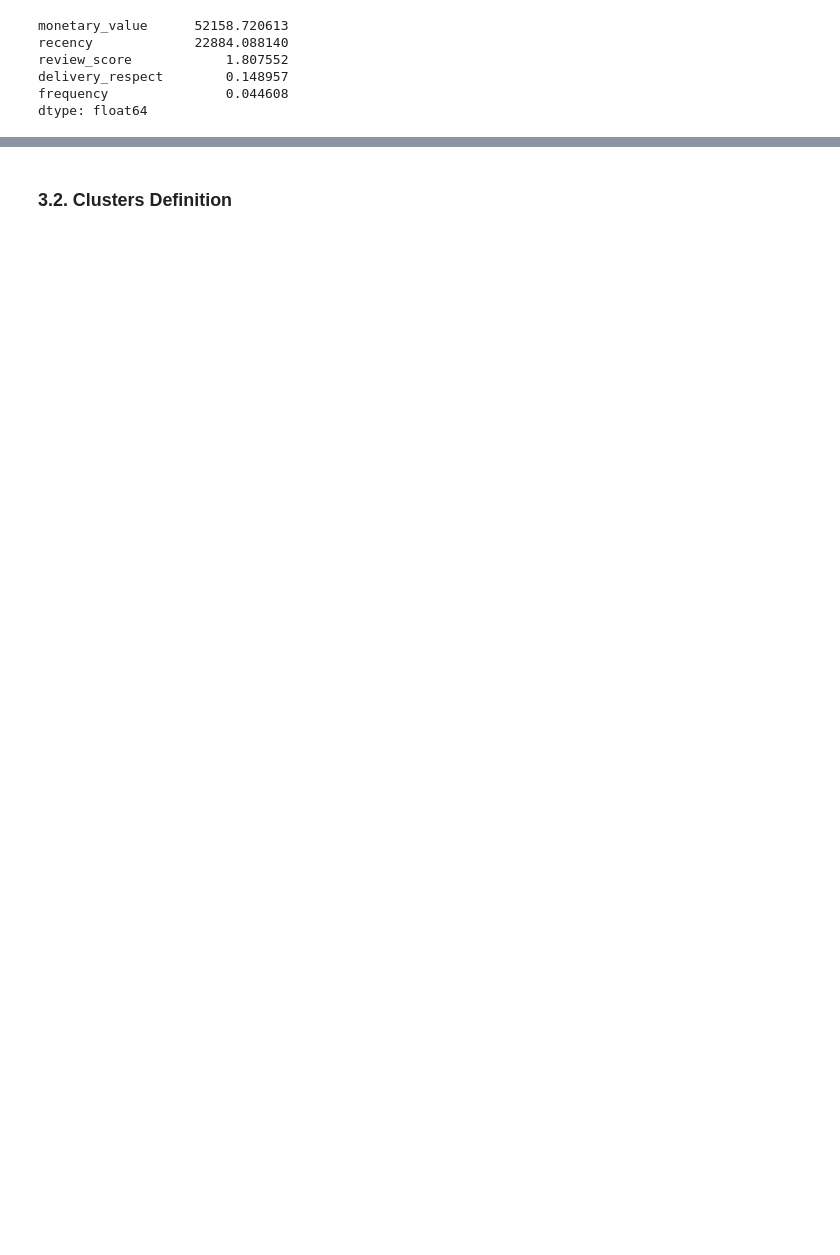
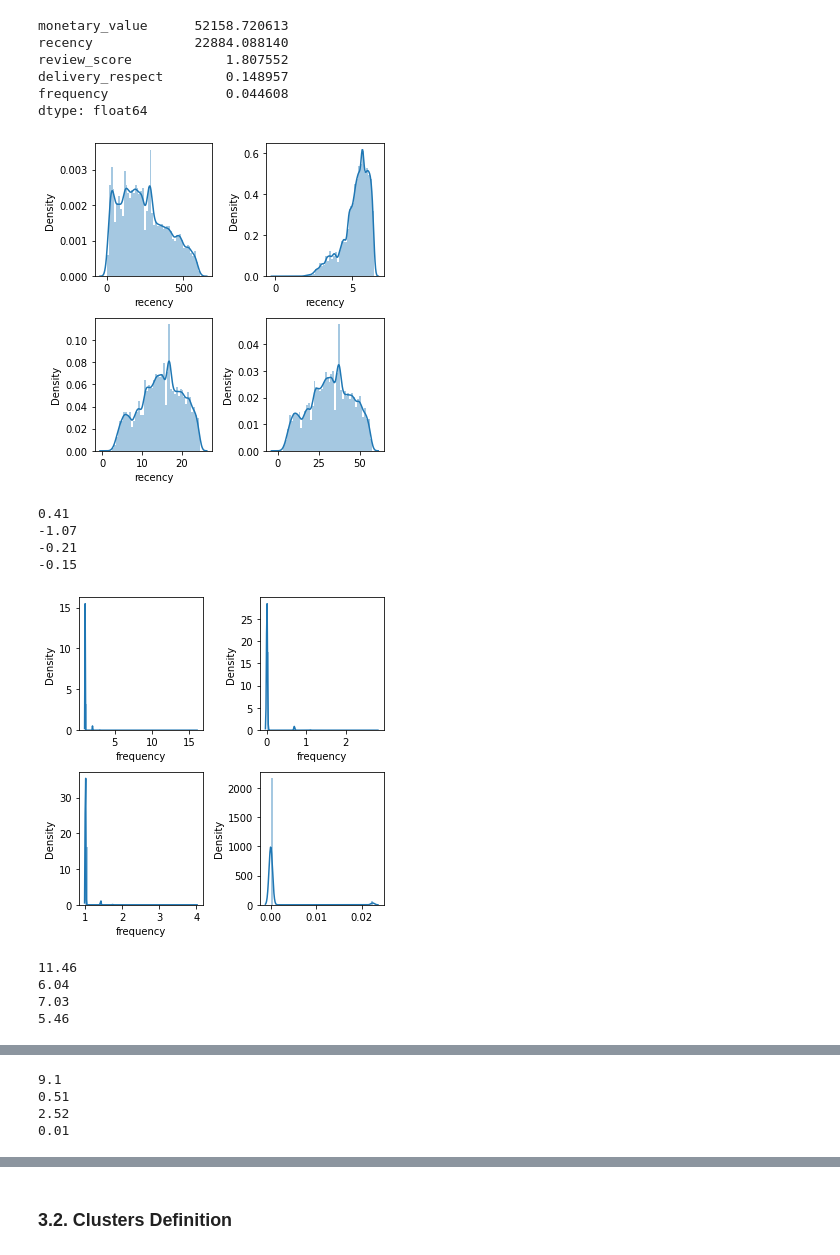
Before and after one commit to mariusbiteau/Ecommerce-Customer-Segmentation, a Jupyter notebook: Segmentation_Ecommerce_Customer_Segmentation_ipynb.ipynb, the cells around one changed output, grey strips where cells are left out. Drawn from its saved outputs; the diff is of its cells as text; code cells hidden in the pictures; blank space fills up the shorter version.

```diff
--- a/Segmentation_Ecommerce_Customer_Segmentation_ipynb.ipynb
+++ b/Segmentation_Ecommerce_Customer_Segmentation_ipynb.ipynb
@@ -486,3 +509,33 @@ review_score            1.807552
 delivery_respect        0.148957
 frequency               0.044608
 dtype: float64
+# %%
+from scipy import stats
+def analyze_skewness(x):
+    fig, ax = plt.subplots(2, 2, figsize=(5,5))
+    sns.distplot(customer_km[x], ax=ax[0,0])
+    sns.distplot(np.log(customer_km[x]), ax=ax[0,1])
+    sns.distplot(np.sqrt(customer_km[x]), ax=ax[1,0])
+    sns.distplot(stats.boxcox(customer_km[x])[0], ax=ax[1,1])
+    plt.tight_layout()
+    plt.show()
+
+    print(customer_km[x].skew().round(2))
+    print(np.log(customer_km[x]).skew().round(2))
+    print(np.sqrt(customer_km[x]).skew().round(2))
+    print(pd.Series(stats.boxcox(customer_km[x])[0]).skew().round(2))
+# %%
+analyze_skewness('recency')
+analyze_skewness('frequency')
+analyze_skewness('monetary_value')
+# %% [output]
+[figure, added]
+0.41
+-1.07
+-0.21
+-0.15
+[figure, added]
+11.46
+6.04
+7.03
+5.46
@@ -489 +543,5 @@ dtype: float64
+9.1
+0.51
+2.52
+0.01
 # %%
```
Also changed, not shown: parts of 26 cells of this notebook.
